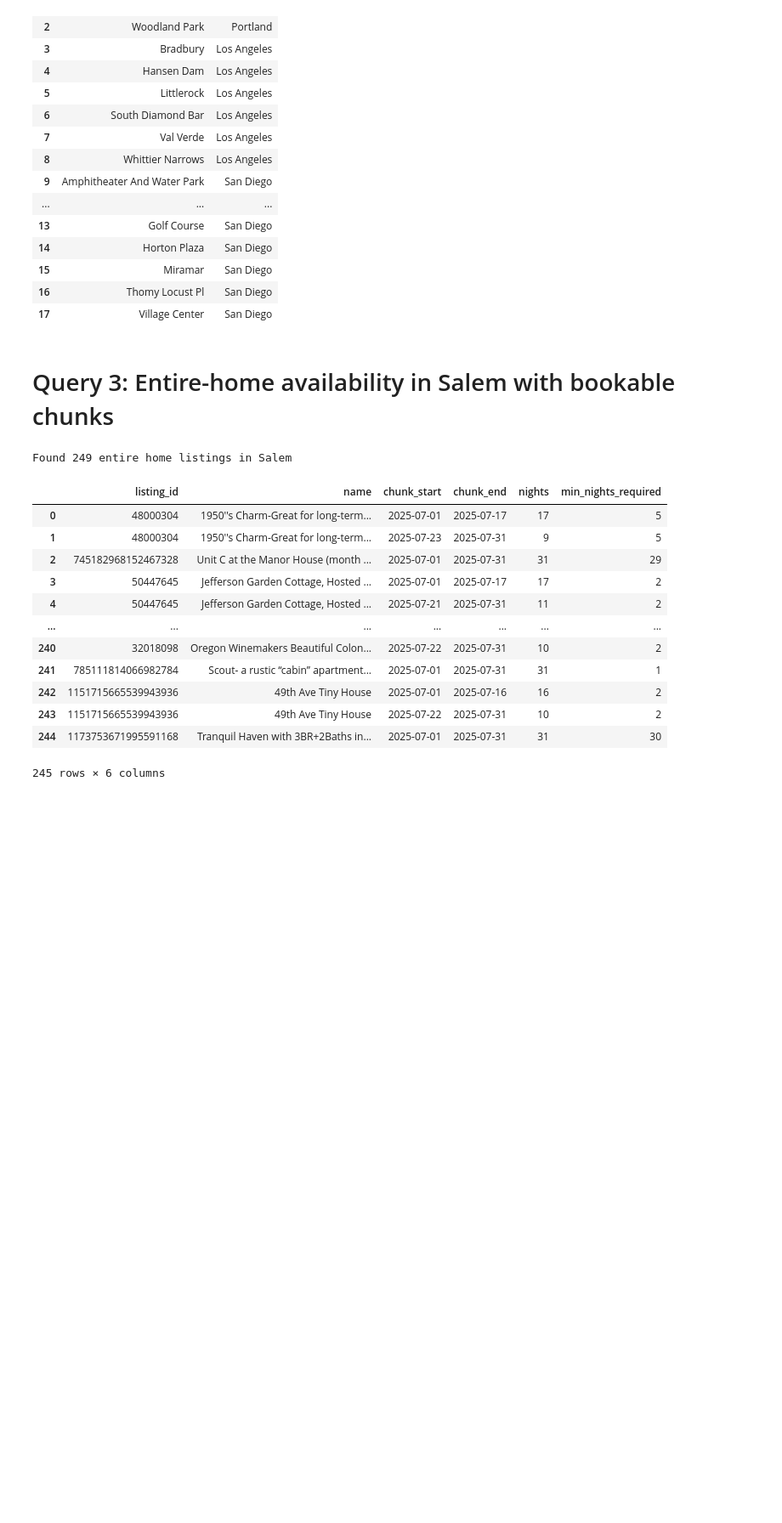
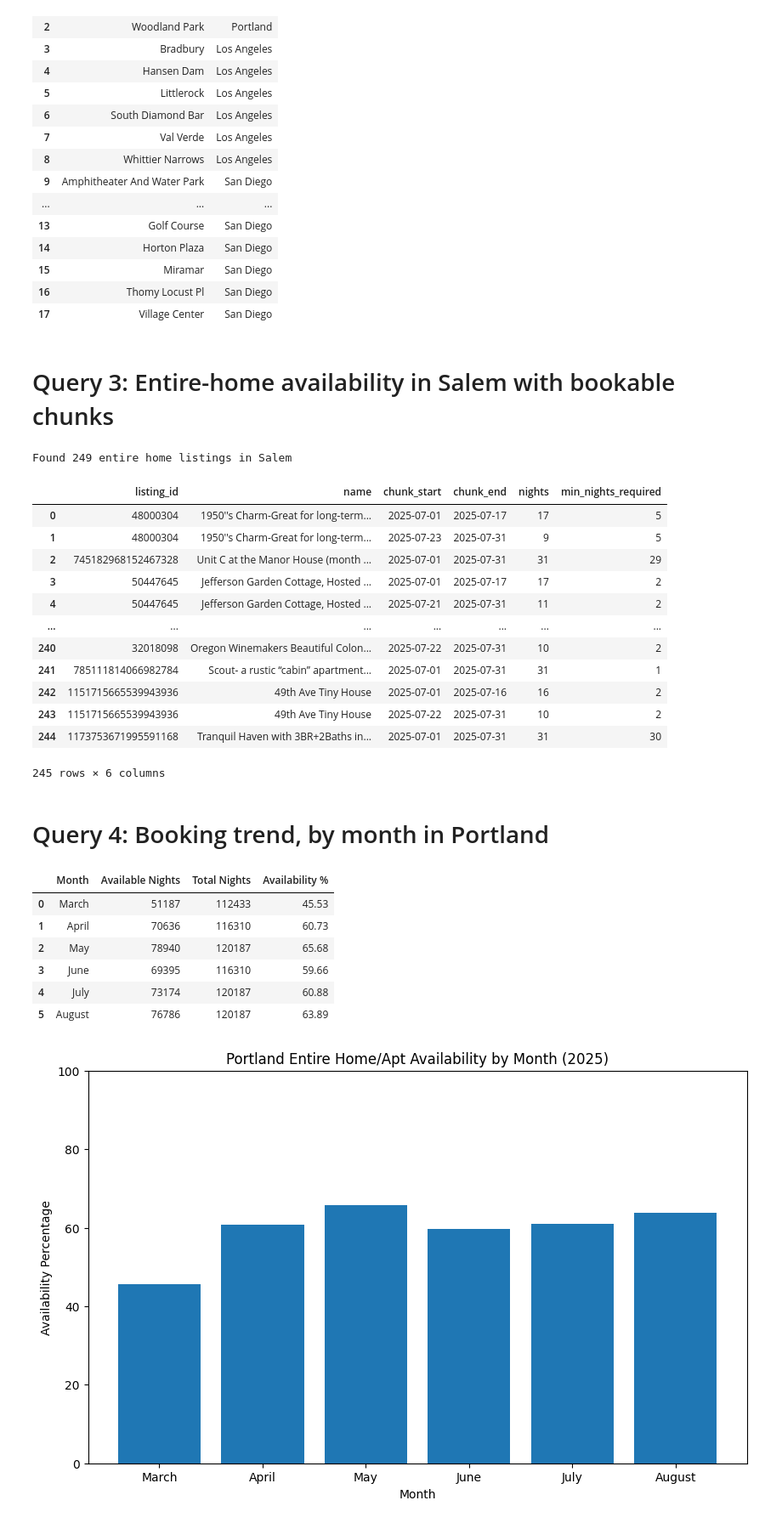
Before and after one commit to tanishq3illinois/Airbnb-Data-Cassandra, a Jupyter notebook: src/queries.ipynb, the cells around one changed output. Shown at 85% size. Cells and saved outputs as stored; diff of their text form; code cells hidden in the pictures; blank space fills up the shorter version.

```diff
--- a/src/queries.ipynb
+++ b/src/queries.ipynb
@@ -199,3 +199,73 @@ Found 249 entire home listings in Salem
 | 243 | 1151715665539943936 | 49th Ave Tiny House | 2025-07-22 | 2025-07-31 | 10 | 2 |
 | 244 | 1173753671995591168 | Tranquil Haven with 3BR+2Baths in... | 2025-07-01 | 2025-07-31 | 31 | 30 |
 245 rows × 6 columns
+# %% [markdown]
+# Query 4: Booking trend, by month in Portland
+# %%
+portland_homes_query = "SELECT id FROM listings WHERE city = 'Portland' AND room_type = 'Entire home/apt' ALLOW FILTERING"
+portland_homes = session.execute(portland_homes_query)
+portland_home_ids = [row.id for row in portland_homes]
+
+start_month = 3
+end_month = 8
+year = 2025
+
+monthly_availability = {month: 0 for month in range(start_month, end_month + 1)}
+monthly_total = {month: 0 for month in range(start_month, end_month + 1)}
+
+for listing_id in portland_home_ids:
+    start_date = f"{year}-{start_month:02d}-01"
+    end_date = f"{year}-{end_month:02d}-31"
+
+    avail_query = "SELECT date, available FROM calendar WHERE listing_id = %s AND date >= %s AND date <= %s ALLOW FILTERING"
+    calendar_data = session.execute(avail_query, (listing_id, start_date, end_date))
+
+    for row in calendar_data:
+        date_str = str(row.date)
+        month = int(date_str.split('-')[1])
+
+        if start_month <= month <= end_month:
+            monthly_total[month] += 1
+            if row.available:
+                monthly_availability[month] += 1
+
+availability_percentage = {}
+for month in monthly_availability:
+    if monthly_total[month] > 0:
+        availability_percentage[month] = (monthly_availability[month] / monthly_total[month]) * 100
+    else:
+        availability_percentage[month] = 0
+
+month_names = {3: 'March', 4: 'April', 5: 'May', 6: 'June', 7: 'July', 8: 'August'}
+trend_data = []
+
+for month in range(start_month, end_month + 1):
+    trend_data.append({
+        'Month': month_names[month],
+        'Available Nights': monthly_availability[month],
+        'Total Nights': monthly_total[month],
+        'Availability %': round(availability_percentage[month], 2)
+    })
+
+trend_df = pd.DataFrame(trend_data)
+display(trend_df)
+
+
+import matplotlib.pyplot as plt
+
+plt.figure(figsize=(10, 6))
+plt.bar(trend_df['Month'], trend_df['Availability %'])
+plt.title('Portland Entire Home/Apt Availability by Month (2025)')
+plt.ylabel('Availability Percentage')
+plt.xlabel('Month')
+plt.ylim(0, 100)
+plt.show()
+# %% [output]
+|  | Month | Available Nights | Total Nights | Availability % |
+| 0 | March | 51187 | 112433 | 45.53 |
+| 1 | April | 70636 | 116310 | 60.73 |
+| 2 | May | 78940 | 120187 | 65.68 |
+| 3 | June | 69395 | 116310 | 59.66 |
+| 4 | July | 73174 | 120187 | 60.88 |
+| 5 | August | 76786 | 120187 | 63.89 |
+[figure, added]
```
Also changed, not shown: parts of 4 cells of this notebook, 3 other files.
